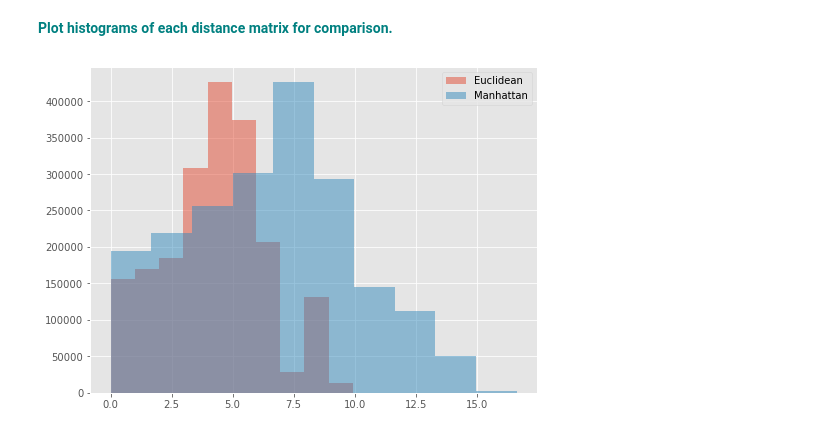
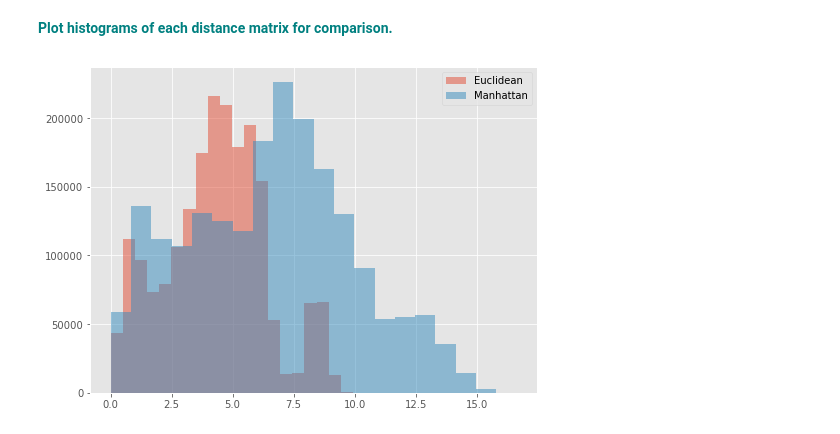
Before and after one commit to ChericeChang/CaseStudy_EuclideanManhattan, a Jupyter notebook: Euclidean_and_Manhattan_Distances_Case_Study.ipynb, the cells around one changed output. Cells and saved outputs as stored; diff of their text form; code cells hidden in the pictures.

```diff
--- a/Euclidean_and_Manhattan_Distances_Case_Study.ipynb
+++ b/Euclidean_and_Manhattan_Distances_Case_Study.ipynb
@@ -95,10 +95,10 @@ largeMat = np.random.random((10000,100))
 # %%
 from matplotlib.pyplot import figure
 
 figure(figsize=(8,6))
-plt.hist(DistEuclid, alpha=0.5, label='Euclidean')
-plt.hist(DistManhattan, alpha=0.5, label='Manhattan')
+plt.hist(DistEuclid, bins=20, alpha=0.5, label='Euclidean')
+plt.hist(DistManhattan, bins=20, alpha=0.5, label='Manhattan')
 plt.legend(loc='upper right')
 plt.show()
 # %% [output]
-[figure, old version]
+[figure, new version]
```
